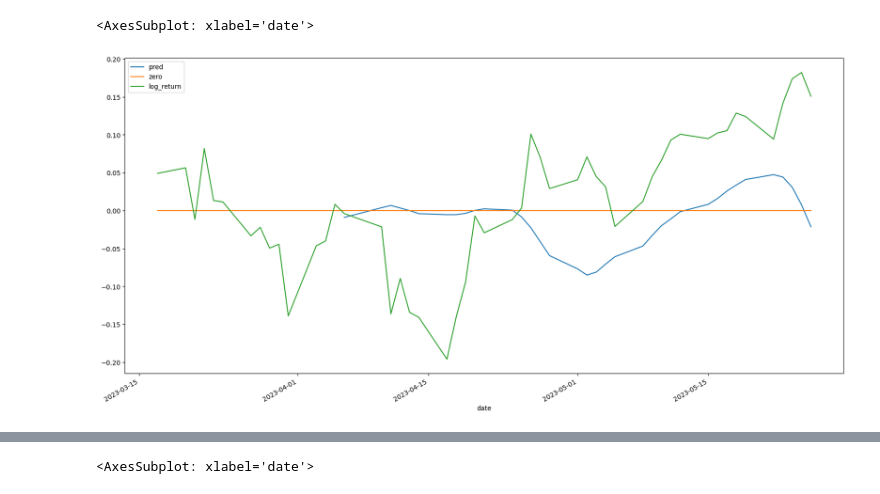
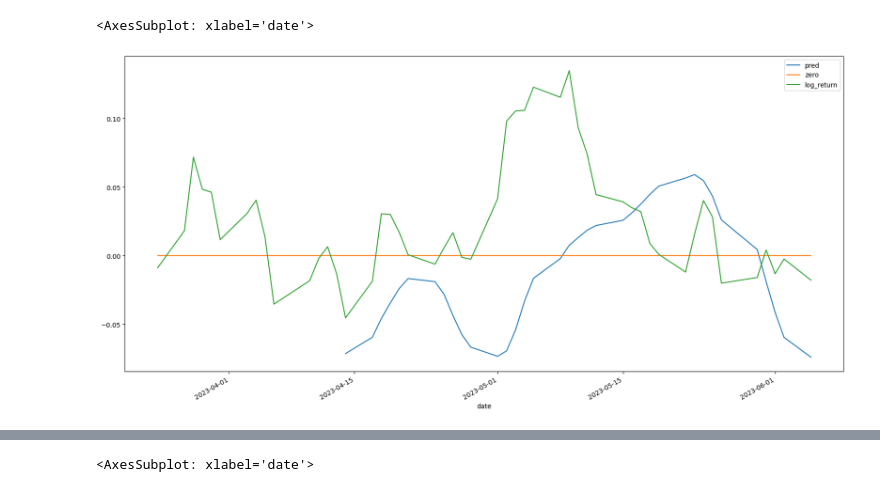
Before and after one commit to tarek-benzina/portfolio, a Jupyter notebook: notebooks/V2-SUCCESS-INITIAL-MODEL-LOG-RETURN.ipynb, the cells around one changed output, grey strips where cells are left out. Cells and saved outputs as stored; diff of their text form; code cells hidden in the pictures.

```diff
--- a/notebooks/V2-SUCCESS-INITIAL-MODEL-LOG-RETURN.ipynb
+++ b/notebooks/V2-SUCCESS-INITIAL-MODEL-LOG-RETURN.ipynb
@@ -78,0 +34,12 @@ if HORIZON>1:
+# %%
+last_date=datetime.today()
+# %%
+data=prepare_data(last_date=last_date,
+                  db_path=DB_PATH,
+                  price_column=PRICE_COLUMN,
+                  lookback=LOOKBACK,
+                  horizon=HORIZON,
+                  forecast_steps=FORECAST_STEPS,
+                  update_data=True,
+                  test_ratio=.1,
+                  val_ratio=0)
@@ -87,6 +90,13 @@ data=norm.normalise(data)
 # %%
 num_features=["Close_scaled",
-]+return_cols
+              "log_return_1_shift_-1",
+              "log_return_2_shift_-2",
+              "log_return_3_shift_-3",
+              "log_return_4_shift_-4",
+              "log_return_5_shift_-5",
+              "log_return_6_shift_-6",
+              "log_return_7_shift_-7",
+]
 # %%
 initial_available_date=data[~data[TARGET].isnull()].date.min()
 # %%
@@ -141,11 +149,11 @@ def same_sign(y_true,y_pred):
     return tf.reduce_sum(tf.abs(tf.cast(tf.sign(y_true),dtype=tf.float64)+tf.cast(tf.sign(y_pred),dtype=tf.float64))/2)/tf.reduce_sum(tf.abs(tf.cast(tf.sign(y_true),dtype=tf.float64)))
 # %%
 model = tf.keras.Sequential()
+model.add(tf.keras.layers.GRU(512,use_bias=False,return_sequences=True,kernel_initializer=tf.keras.initializers.glorot_normal(),activation="relu",kernel_regularizer=tf.keras.regularizers.L1(.0)))
 model.add(tf.keras.layers.GRU(256,use_bias=False,return_sequences=True,kernel_initializer=tf.keras.initializers.glorot_normal(),activation="relu",kernel_regularizer=tf.keras.regularizers.L1(.0)))
-model.add(tf.keras.layers.GRU(128,use_bias=False,return_sequences=True,kernel_initializer=tf.keras.initializers.glorot_normal(),activation="relu",kernel_regularizer=tf.keras.regularizers.L1(.0)))
-model.add(tf.keras.layers.GRU(64,use_bias=False,return_sequences=True,kernel_initializer=tf.keras.initializers.he_normal(),activation="relu",kernel_regularizer=tf.keras.regularizers.L1(.0)))
+model.add(tf.keras.layers.GRU(128,use_bias=False,return_sequences=True,kernel_initializer=tf.keras.initializers.he_normal(),activation="relu",kernel_regularizer=tf.keras.regularizers.L1(.0)))
 model.add(tf.keras.layers.GRU(32,use_bias=False,return_sequences=True,kernel_initializer=tf.keras.initializers.he_normal(),activation="relu",kernel_regularizer=tf.keras.regularizers.L1(.0)))
-model.add(tf.keras.layers.GRU(16,use_bias=False,return_sequences=True,kernel_initializer=tf.keras.initializers.he_normal(),activation="relu",kernel_regularizer=tf.keras.regularizers.L1(.0)))
+#model.add(tf.keras.layers.GRU(16,use_bias=False,return_sequences=True,kernel_initializer=tf.keras.initializers.he_normal(),activation="relu",kernel_regularizer=tf.keras.regularizers.L1(.0)))
 #model.add(tf.keras.layers.LSTM(8,use_bias=False,return_sequences=True,kernel_initializer=tf.keras.initializers.he_normal(),activation="relu",kernel_regularizer=tf.keras.regularizers.L1(.0)))
 model.add(tf.keras.layers.Dropout(rate=.8))
 
@@ -277,6 +268,6 @@ result
 7900 rows × 166 columns
 # %%
-result[result.ticker=="TSLA"].groupby("date").agg(pred=("pred_step_0","mean"),zero=("zero","mean"),log_return=(TARGET,"mean")).plot(figsize=(20,10))
+result[result.ticker=="GOOG"].groupby("date").agg(pred=("pred_step_0","mean"),zero=("zero","mean"),log_return=(TARGET,"mean")).plot(figsize=(20,10))
 # %% [output]
 <AxesSubplot: xlabel='date'>
-[figure, old version]
+[figure, new version]
```
Also changed, not shown: parts of 34 cells of this notebook, 8 other files.
